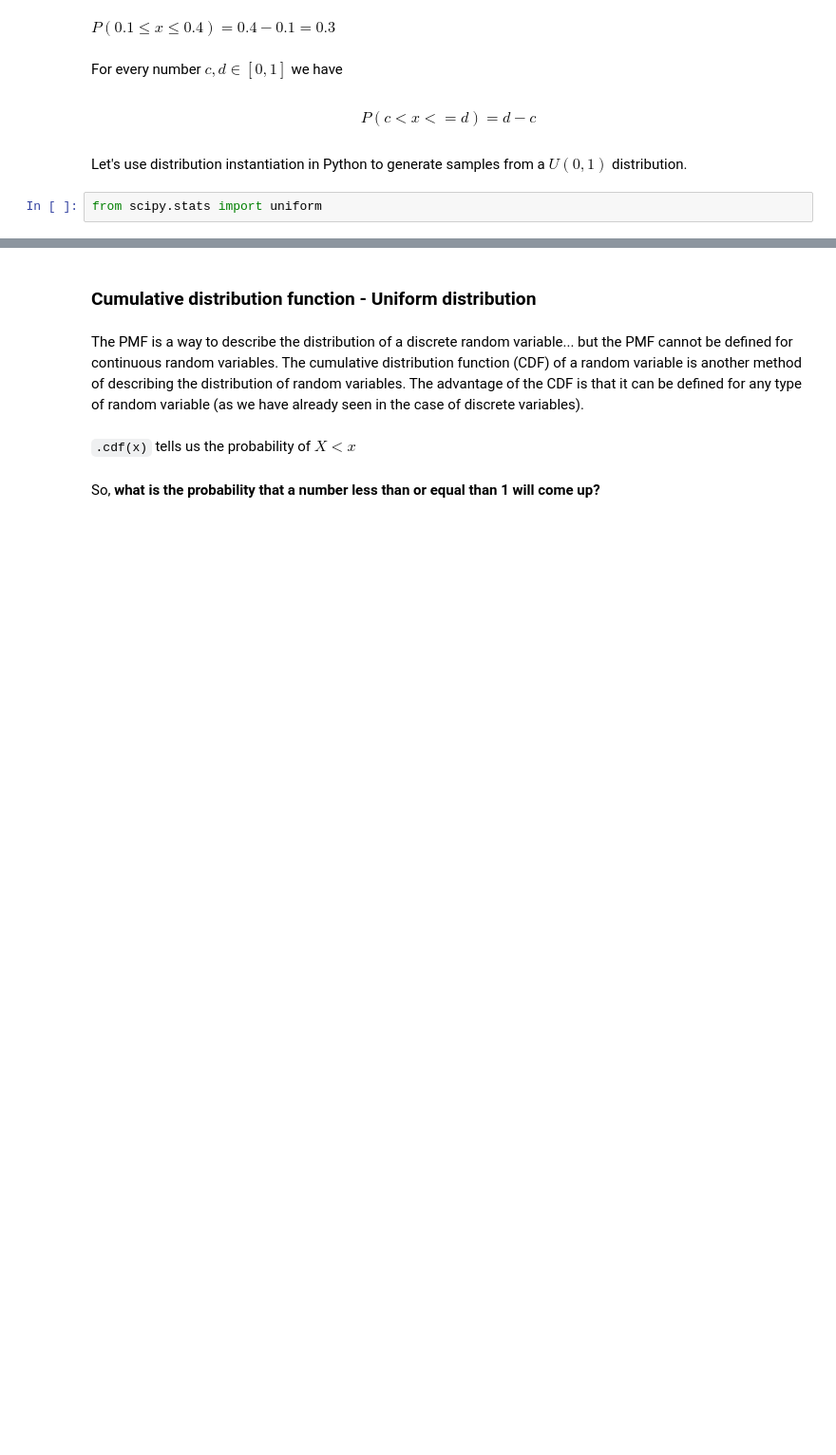
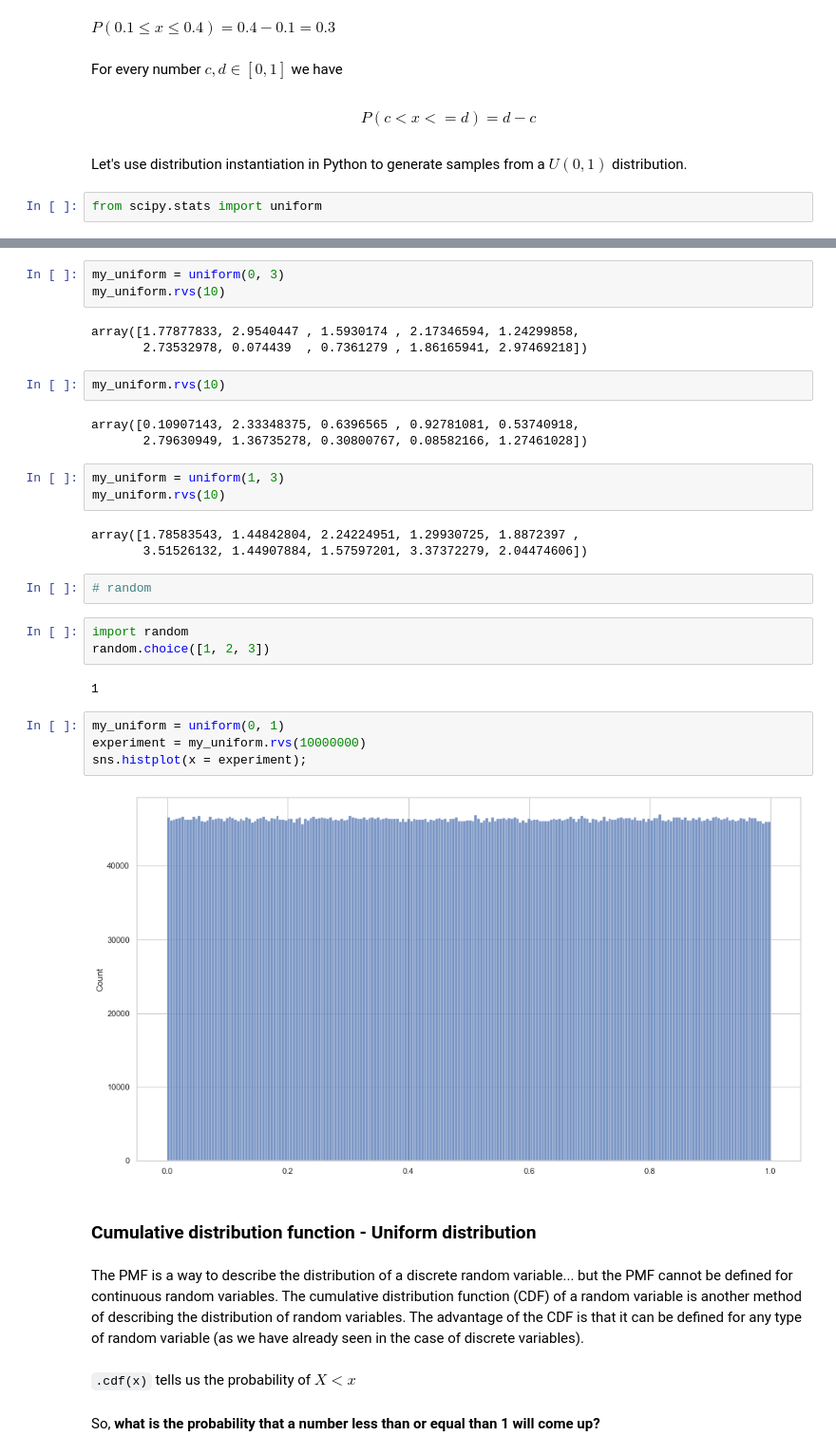
Before and after one commit to Ironhack-data-bcn-january-2024/lectures, a Jupyter notebook: week-5/03 - Distributions II - Continuous.ipynb, the cells around one changed output, grey strips where cells are left out. Shown at 95% size. Drawn from its saved outputs; the diff is of its cells as text; blank space fills up the shorter version.

```diff
--- a/week-5/03 - Distributions II - Continuous.ipynb
+++ b/week-5/03 - Distributions II - Continuous.ipynb
@@ -72,3 +77,33 @@ from scipy.stats import uniform
+# %%
+my_uniform = uniform(0, 3)
+my_uniform.rvs(10)
+# %% [output]
+array([1.77877833, 2.9540447 , 1.5930174 , 2.17346594, 1.24299858,
+       2.73532978, 0.074439  , 0.7361279 , 1.86165941, 2.97469218])
+# %%
+my_uniform.rvs(10)
+# %% [output]
+array([0.10907143, 2.33348375, 0.6396565 , 0.92781081, 0.53740918,
+       2.79630949, 1.36735278, 0.30800767, 0.08582166, 1.27461028])
+# %%
+my_uniform = uniform(1, 3)
+my_uniform.rvs(10)
+# %% [output]
+array([1.78583543, 1.44842804, 2.24224951, 1.29930725, 1.8872397 ,
+       3.51526132, 1.44907884, 1.57597201, 3.37372279, 2.04474606])
+# %%
+# random
+# %%
+import random
+random.choice([1, 2, 3])
+# %% [output]
+1
+# %%
+my_uniform = uniform(0, 1)
+experiment = my_uniform.rvs(10000000)
+sns.histplot(x = experiment);
+# %% [output]
+[figure, added]
 # %% [markdown]
 ### Cumulative distribution function - Uniform distribution
 # %% [markdown]
```
Also changed, not shown: parts of 32 cells of this notebook, 1 other file.
